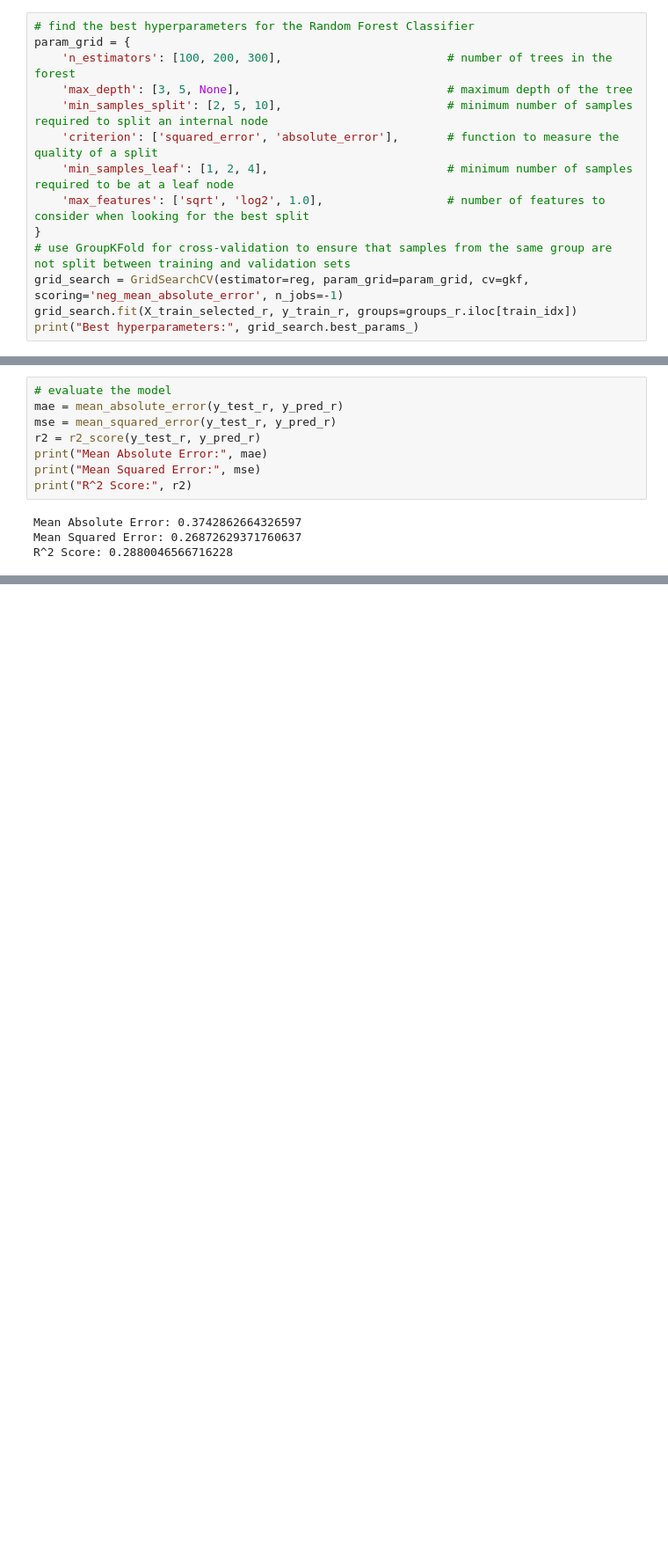
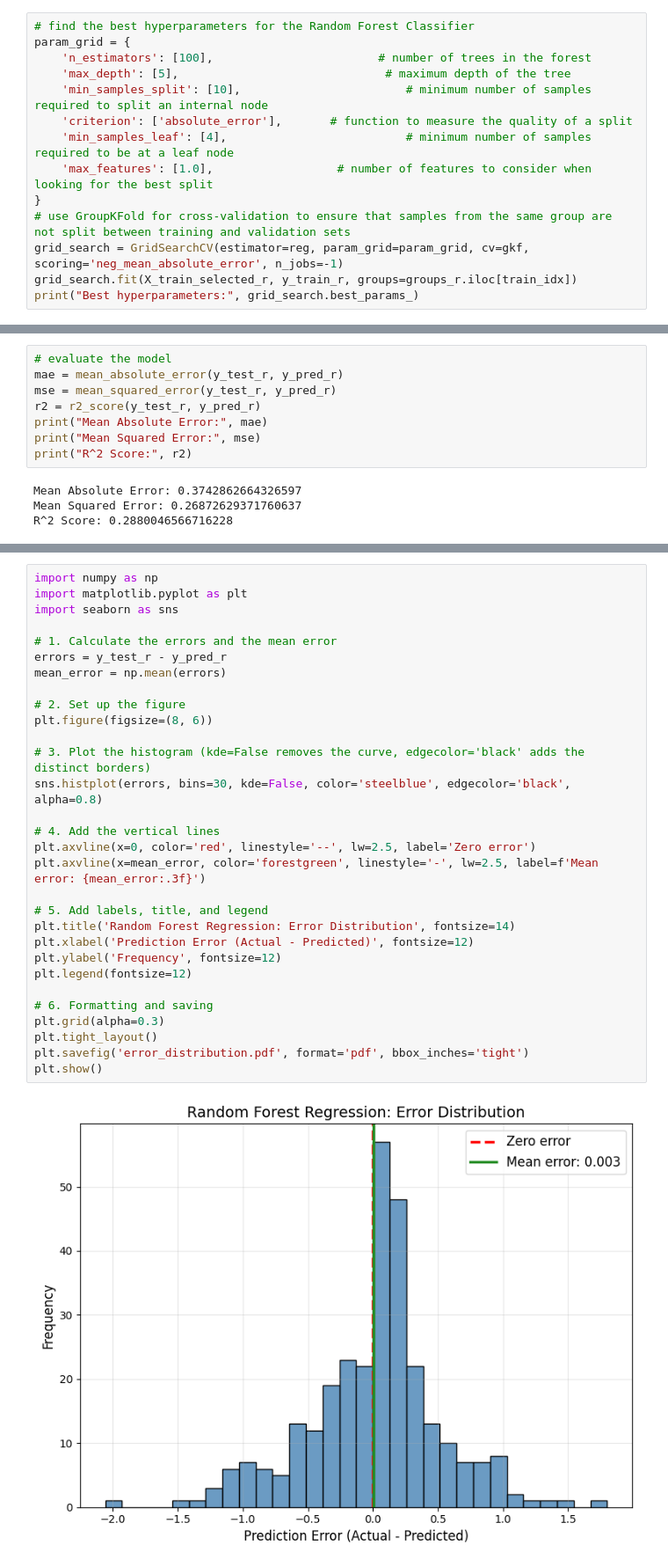
Before and after one commit to avril-rdgz/DMT_Assignment_1, a Jupyter notebook: notebooks/class_reggr_non_ts.ipynb, the cells around one changed output, grey strips where cells are left out. Shown at 88% size. Saved outputs shown, nothing was run; the diff lists cells and outputs as text; blank space fills up the shorter version.

```diff
--- a/notebooks/class_reggr_non_ts.ipynb
+++ b/notebooks/class_reggr_non_ts.ipynb
@@ -210,12 +210,12 @@ X_test_selected_r = selector.transform(X_test_r)
 # %%
 # find the best hyperparameters for the Random Forest Classifier
 param_grid = {
-    'n_estimators': [100, 200, 300],                        # number of trees in the forest
-    'max_depth': [3, 5, None],                              # maximum depth of the tree
-    'min_samples_split': [2, 5, 10],                        # minimum number of samples required to split an internal node
-    'criterion': ['squared_error', 'absolute_error'],       # function to measure the quality of a split
-    'min_samples_leaf': [1, 2, 4],                          # minimum number of samples required to be at a leaf node
-    'max_features': ['sqrt', 'log2', 1.0],                  # number of features to consider when looking for the best split
+    'n_estimators': [100],                        # number of trees in the forest
+    'max_depth': [5],                              # maximum depth of the tree
+    'min_samples_split': [10],                        # minimum number of samples required to split an internal node
+    'criterion': ['absolute_error'],       # function to measure the quality of a split
+    'min_samples_leaf': [4],                          # minimum number of samples required to be at a leaf node
+    'max_features': [1.0],                  # number of features to consider when looking for the best split
 }
 # use GroupKFold for cross-validation to ensure that samples from the same group are not split between training and validation sets
 grid_search = GridSearchCV(estimator=reg, param_grid=param_grid, cv=gkf, scoring='neg_mean_absolute_error', n_jobs=-1)
@@ -260,3 +256,35 @@ plt.savefig('actual_vs_predicted.pdf', format='pdf', bbox_inches='tight')
 plt.show()
 # %% [output]
 [figure]
+# %%
+import numpy as np
+import matplotlib.pyplot as plt
+import seaborn as sns
+
+# 1. Calculate the errors and the mean error
+errors = y_test_r - y_pred_r
+mean_error = np.mean(errors)
+
+# 2. Set up the figure
+plt.figure(figsize=(8, 6))
+
+# 3. Plot the histogram (kde=False removes the curve, edgecolor='black' adds the distinct borders)
+sns.histplot(errors, bins=30, kde=False, color='steelblue', edgecolor='black', alpha=0.8)
+
+# 4. Add the vertical lines
+plt.axvline(x=0, color='red', linestyle='--', lw=2.5, label='Zero error')
+plt.axvline(x=mean_error, color='forestgreen', linestyle='-', lw=2.5, label=f'Mean error: {mean_error:.3f}')
+
+# 5. Add labels, title, and legend
+plt.title('Random Forest Regression: Error Distribution', fontsize=14)
+plt.xlabel('Prediction Error (Actual - Predicted)', fontsize=12)
+plt.ylabel('Frequency', fontsize=12)
+plt.legend(fontsize=12)
+
+# 6. Formatting and saving
+plt.grid(alpha=0.3)
+plt.tight_layout()
+plt.savefig('error_distribution.pdf', format='pdf', bbox_inches='tight')
+plt.show()
+# %% [output]
+[figure, added]
```
Also changed, not shown: parts of 3 cells of this notebook, 1 other file.
